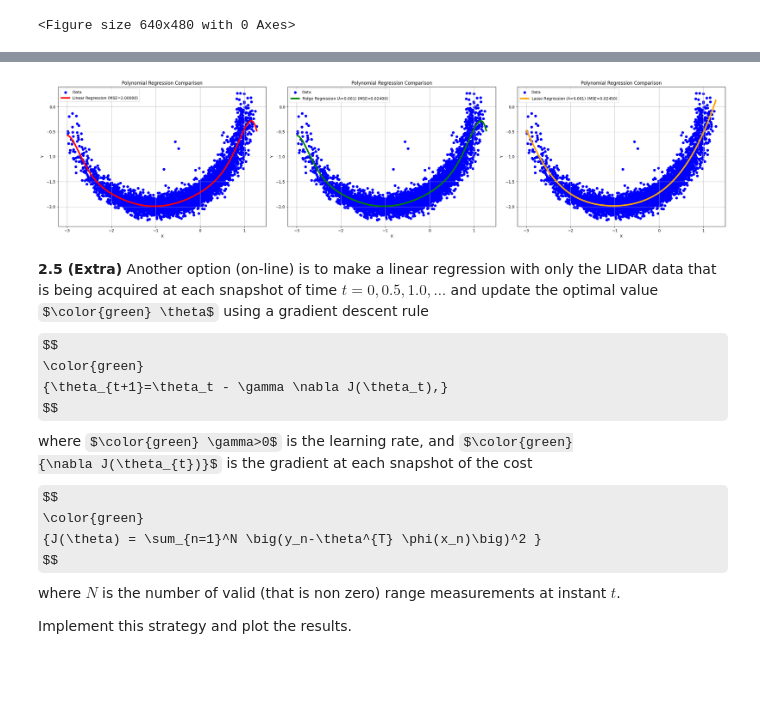
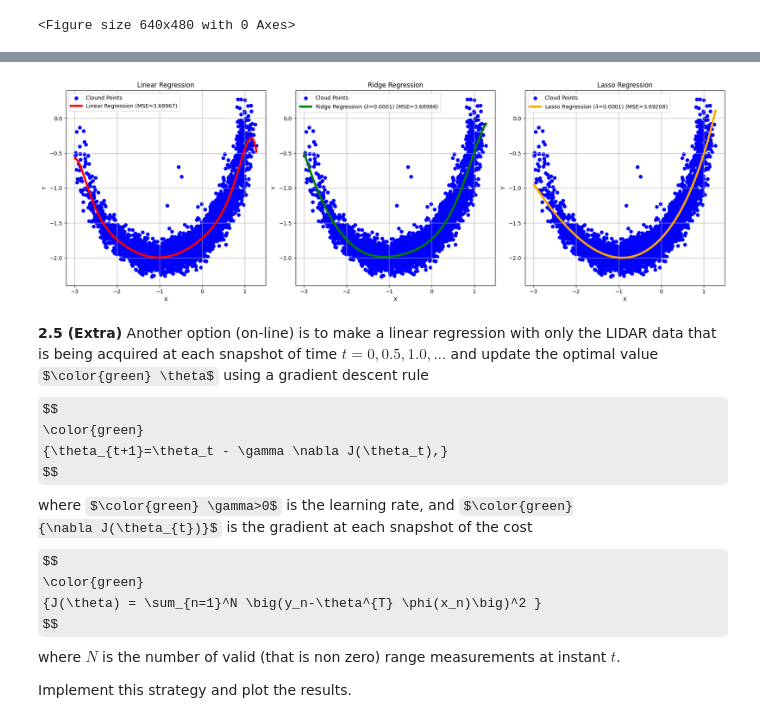
Before and after one commit to brumocas/ML_Projects, a Jupyter notebook: Proj1/ML_project1.ipynb, the cells around one changed output, grey strips where cells are left out. Saved outputs shown, nothing was run; the diff lists cells and outputs as text; code cells hidden in the pictures; some formulas as TeX source; blank space fills up the shorter version.

```diff
--- a/Proj1/ML_project1.ipynb
+++ b/Proj1/ML_project1.ipynb
@@ -946,36 +975,50 @@ Theta (LS + LASSO)
-# %%
-import numpy as np
-import matplotlib.pyplot as plt
-
-def plot_with_closest_points(ax, x, y_true, y_pred, color, label, alpha, mse):
-    sorted_indices = np.argsort(x)
-    x_sorted = np.array(x)[sorted_indices]
-    y_pred_sorted = np.array(y_pred)[sorted_indices]
-
-    ax.scatter(x, y_true, color='blue', label='Data')
-    ax.plot(x_sorted, y_pred_sorted, color=color, label=label.format(alpha, mse), linewidth=4)
-    ax.set_xlabel('X')
-    ax.set_ylabel('Y')
-    ax.set_title('Polynomial Regression Comparison')
-    ax.legend()
-    ax.grid(True)
-
-# Create subplots
-fig, axes = plt.subplots(1, 3, figsize=(25, 6))
-
-# Plot linear regression
-plot_with_closest_points(axes[0], x_o_all, y_o_all, y_pred_lr, 'red', 'Linear Regression (MSE={:.5f})', 2, MSE_lr)
-
-# Plot ridge regression
-plot_with_closest_points(axes[1], x_o_all, y_o_all, y_pred_ridge, 'green', 'Ridge Regression ($\lambda$={}) (MSE={:.5f})', alpha_ridge, MSE_ridge)
-
-# Plot lasso regression
-plot_with_closest_points(axes[2], x_o_all, y_o_all, y_pred_lasso, 'orange', 'Lasso Regression ($\lambda$={}) (MSE={:.5f})', alpha_lasso, MSE_lasso)
-
-plt.tight_layout()
-plt.show()
-# %% [output]
-[figure, removed]
+# %%
+import matplotlib.pyplot as plt
+
+# Sort the original data points based on x
+sorted_indices = np.argsort(x_o_all.flatten())
+x_sorted = x_o_all[sorted_indices]
+y_sorted = y_o_all[sorted_indices]
+
+# Sort the predicted values based on x
+y_pred_lr_sorted = y_pred_lr[sorted_indices]
+y_pred_ridge_sorted = y_pred_ridge[sorted_indices]
+y_pred_lasso_sorted = y_pred_lasso[sorted_indices]
+
+# Plot in three subplots
+fig, axs = plt.subplots(1, 3, figsize=(18, 6))
+
+# Plot Linear Regression
+axs[0].scatter(x_sorted, y_sorted, color='blue', label='Clound Points')
+axs[0].plot(x_sorted, y_pred_lr_sorted, color='red', label='Linear Regression (MSE={:.5f})'.format(MSE_lr), linewidth=4)
+axs[0].set_xlabel('X')
+axs[0].set_ylabel('Y')
+axs[0].set_title(f'Linear Regression')
+axs[0].legend()
+axs[0].grid(True)
+
+# Plot Ridge Regression
+axs[1].scatter(x_sorted, y_sorted, color='blue', label='Cloud Points')
+axs[1].plot(x_sorted, y_pred_ridge_sorted, color='green', label='Ridge Regression ($\lambda$={}) (MSE={:.5f})'.format(alpha_ridge, MSE_ridge), linewidth=4)
+axs[1].set_xlabel('X')
+axs[1].set_ylabel('Y')
+axs[1].set_title(f'Ridge Regression')
+axs[1].legend()
+axs[1].grid(True)
+
+# Plot Lasso Regression
+axs[2].scatter(x_sorted, y_sorted, color='blue', label='Cloud Points')
+axs[2].plot(x_sorted, y_pred_lasso_sorted, color='orange', label='Lasso Regression ($\lambda$={}) (MSE={:.5f})'.format(alpha_lasso, MSE_lasso), linewidth=4)
+axs[2].set_xlabel('X')
+axs[2].set_ylabel('Y')
+axs[2].set_title(f'Lasso Regression')
+axs[2].legend()
+axs[2].grid(True)
+
+plt.tight_layout()
+plt.show()
+# %% [output]
+[figure, added]
 # %% [markdown]
 **2.5 (Extra)**
 Another option (on-line) is to make a linear regression with only the LIDAR data that is being acquired at each snapshot of time $t=0, 0.5, 1.0, \ldots$ and update the optimal value $\color{green} \theta$ using a gradient descent rule
```
Also changed, not shown: parts of 5 cells of this notebook, 1 other file.
